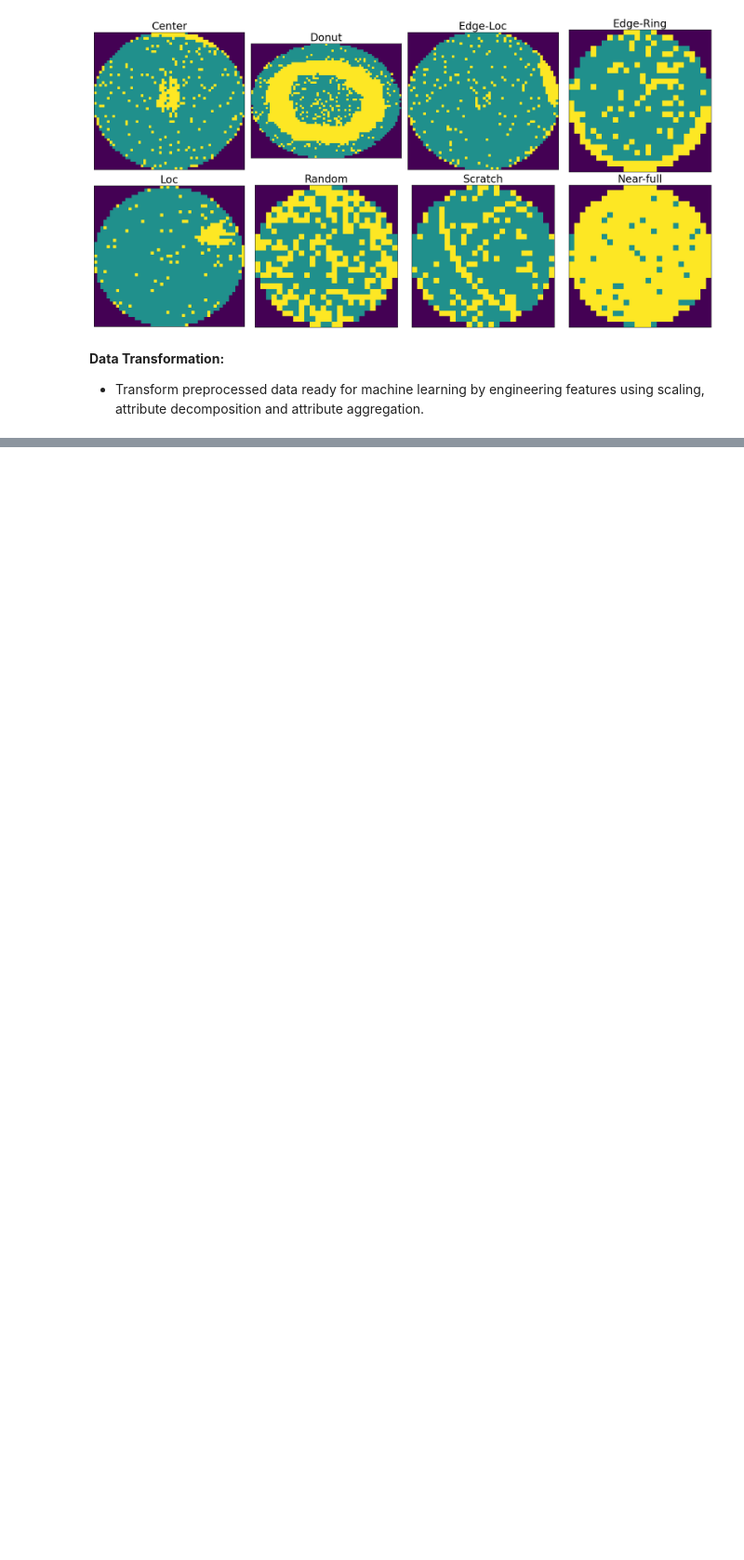
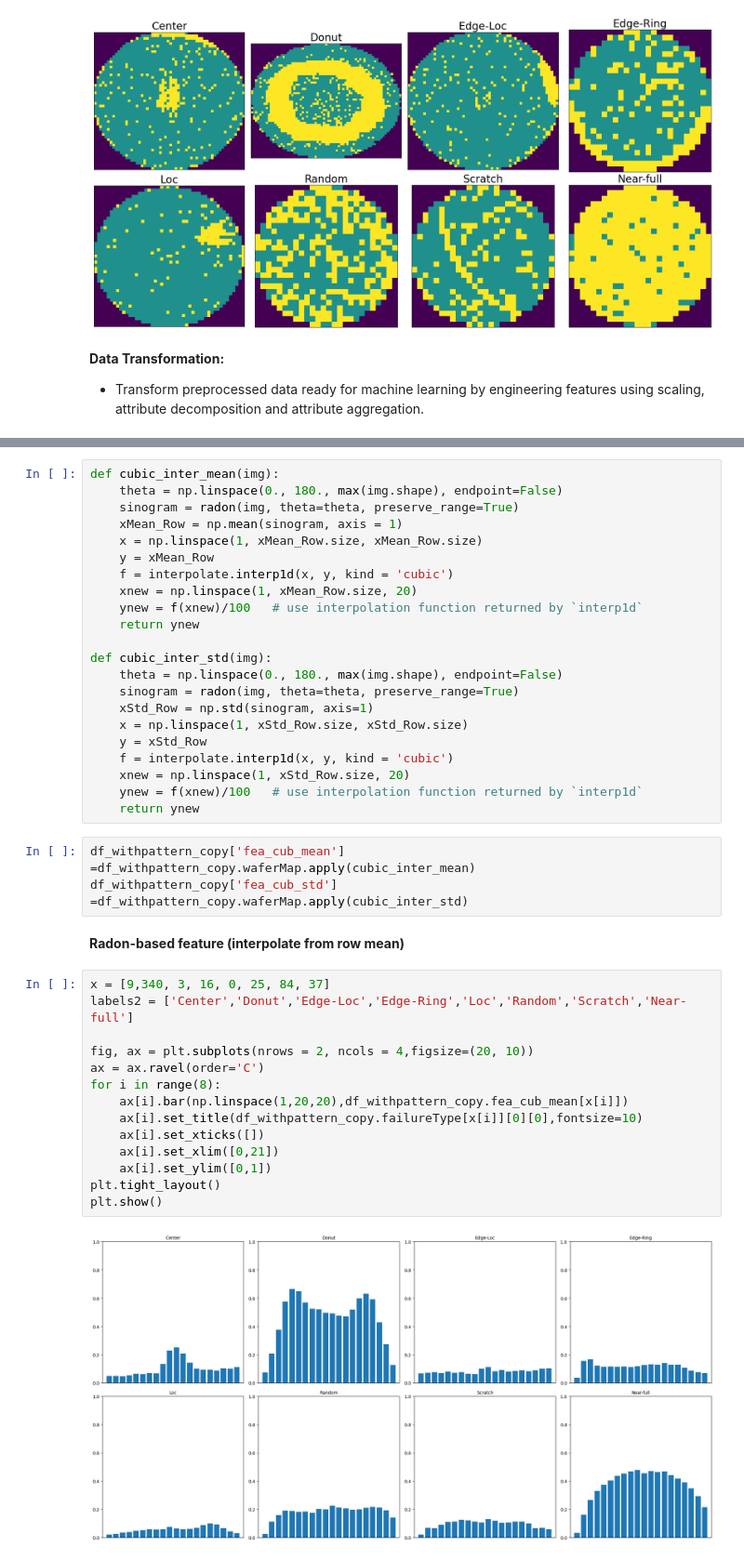
Before and after one commit to Simon371997/Projects, a Jupyter notebook: Wafermap_Project/test.ipynb, the cells around one changed output, grey strips where cells are left out. Shown at 93% size. Saved outputs shown, nothing was run; the diff lists cells and outputs as text; blank space fills up the shorter version.

```diff
--- a/Wafermap_Project/test.ipynb
+++ b/Wafermap_Project/test.ipynb
@@ -257,0 +380,43 @@ plt.show()
+# %%
+def cubic_inter_mean(img):
+    theta = np.linspace(0., 180., max(img.shape), endpoint=False)
+    sinogram = radon(img, theta=theta, preserve_range=True)
+    xMean_Row = np.mean(sinogram, axis = 1)
+    x = np.linspace(1, xMean_Row.size, xMean_Row.size)
+    y = xMean_Row
+    f = interpolate.interp1d(x, y, kind = 'cubic')
+    xnew = np.linspace(1, xMean_Row.size, 20)
+    ynew = f(xnew)/100   # use interpolation function returned by `interp1d`
+    return ynew
+
+def cubic_inter_std(img):
+    theta = np.linspace(0., 180., max(img.shape), endpoint=False)
+    sinogram = radon(img, theta=theta, preserve_range=True)
+    xStd_Row = np.std(sinogram, axis=1)
+    x = np.linspace(1, xStd_Row.size, xStd_Row.size)
+    y = xStd_Row
+    f = interpolate.interp1d(x, y, kind = 'cubic')
+    xnew = np.linspace(1, xStd_Row.size, 20)
+    ynew = f(xnew)/100   # use interpolation function returned by `interp1d`
+    return ynew
+# %%
+df_withpattern_copy['fea_cub_mean'] =df_withpattern_copy.waferMap.apply(cubic_inter_mean)
+df_withpattern_copy['fea_cub_std'] =df_withpattern_copy.waferMap.apply(cubic_inter_std)
+# %% [markdown]
+**Radon-based feature (interpolate from row mean)**
+# %%
+x = [9,340, 3, 16, 0, 25, 84, 37]
+labels2 = ['Center','Donut','Edge-Loc','Edge-Ring','Loc','Random','Scratch','Near-full']
+
+fig, ax = plt.subplots(nrows = 2, ncols = 4,figsize=(20, 10))
+ax = ax.ravel(order='C')
+for i in range(8):
+    ax[i].bar(np.linspace(1,20,20),df_withpattern_copy.fea_cub_mean[x[i]])
+    ax[i].set_title(df_withpattern_copy.failureType[x[i]][0][0],fontsize=10)
+    ax[i].set_xticks([])
+    ax[i].set_xlim([0,21])
+    ax[i].set_ylim([0,1])
+plt.tight_layout()
+plt.show()
+# %% [output]
+[figure, added]
```
Also changed, not shown: parts of 16 cells of this notebook.
